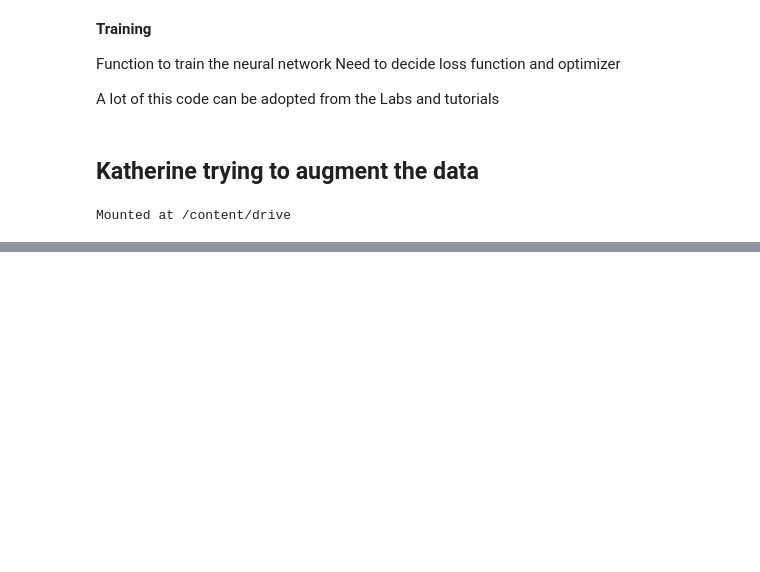
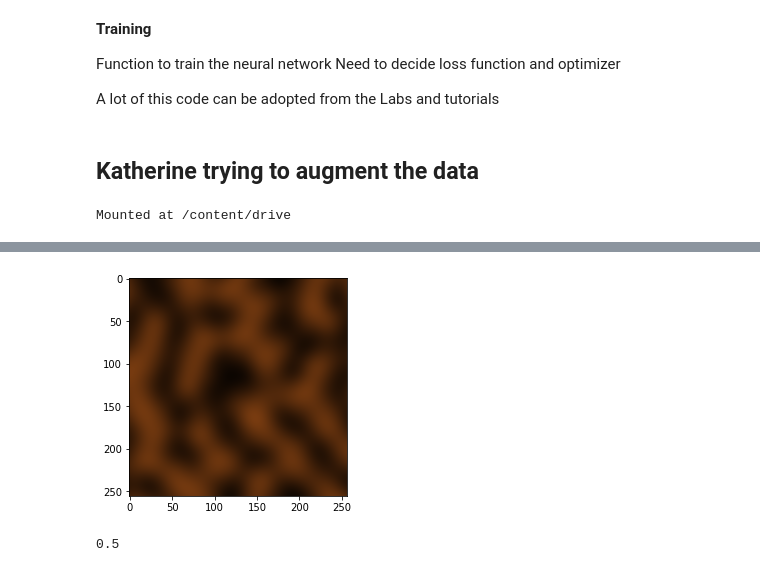
Before and after one commit to katL7/GTSRB-APS360, a Jupyter notebook: APS360_Traffic_Sign_Project.ipynb, the cells around one changed output, grey strips where cells are left out. Drawn from its saved outputs; the diff is of its cells as text; code cells hidden in the pictures; blank space fills up the shorter version.

```diff
--- a/APS360_Traffic_Sign_Project.ipynb
+++ b/APS360_Traffic_Sign_Project.ipynb
@@ -767,0 +833,22 @@ python main.py --img_size 256 --mode syn --checkpoint_dir expr/checkpoint/SyRa -
+# %%
+def generate_simplex_noise(feature_size = 40):
+  im = np.zeros([256,256])
+  for y in range(0, HEIGHT):
+      for x in range(0, WIDTH):
+          value = simplex.noise2(x / FEATURE_SIZE, y / FEATURE_SIZE)
+          color = (value + 1) * 0.5
+          im[x,y] = color
+  s = torch.from_numpy(np.full([3, 256,256], im)).permute(1,2,0)
+
+  brown_rgb = np.array([139,69,19])/256
+  brown = torch.from_numpy(np.full((256,256,3), brown_rgb))
+
+  plt.imshow(s*brown)
+# %%
+generate_simplex_noise(feature_size = 40)
+# %% [output]
+[figure, added]
+# %%
+128/256
+# %% [output]
+0.5
```
Also changed, not shown: parts of 18 cells of this notebook.
